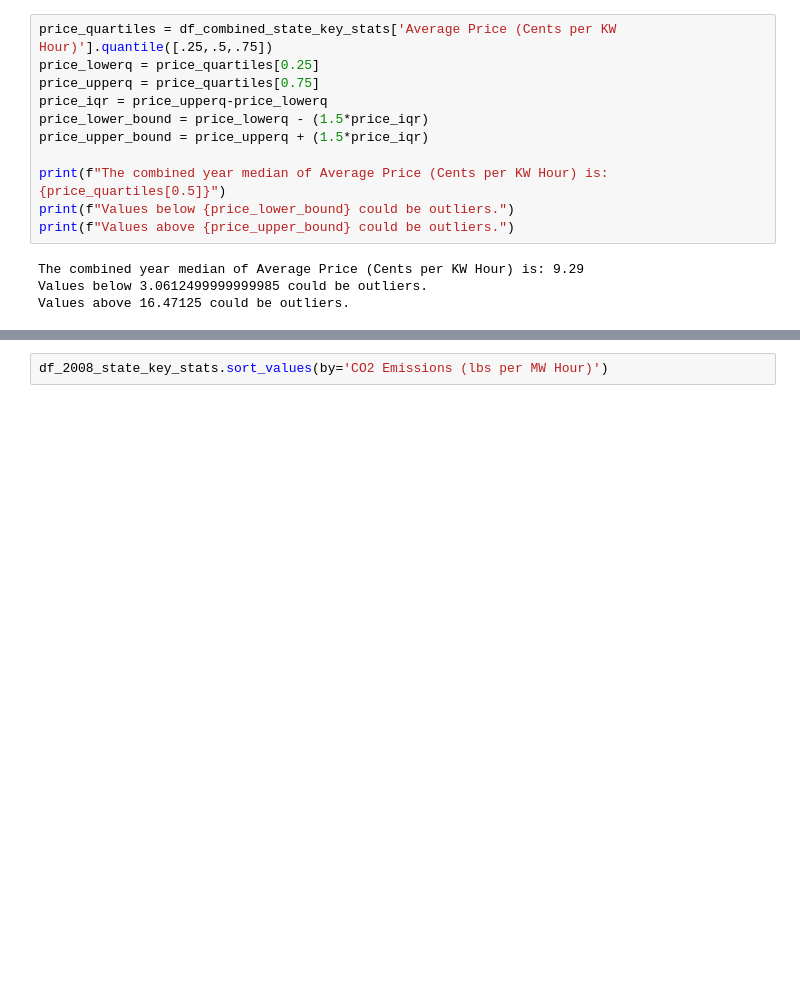
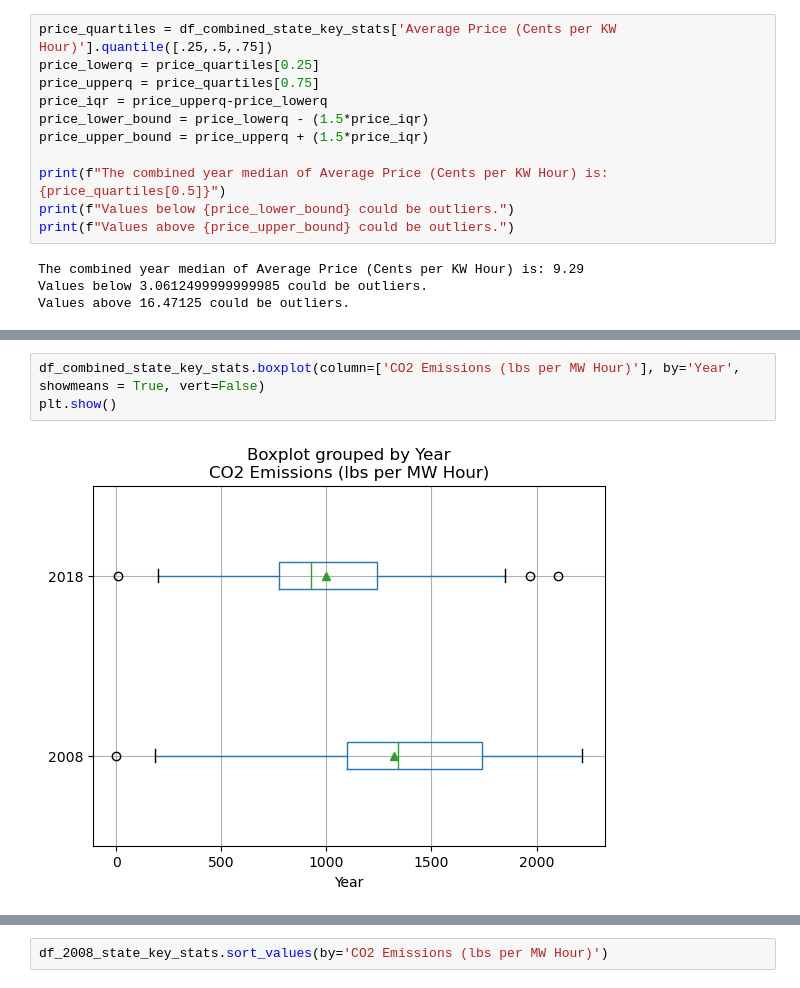
Before and after one commit to andrew8185/project-01, a Jupyter notebook: project_1.ipynb, the cells around one changed output, grey strips where cells are left out. Cells and saved outputs as stored; diff of their text form; blank space fills up the shorter version.

```diff
--- a/project_1.ipynb
+++ b/project_1.ipynb
@@ -218,0 +242,5 @@ Values above 16.47125 could be outliers.
+# %%
+df_combined_state_key_stats.boxplot(column=['CO2 Emissions (lbs per MW Hour)'], by='Year', showmeans = True, vert=False)
+plt.show()
+# %% [output]
+[figure, added]
```
Also changed, not shown: parts of 7 cells of this notebook.
